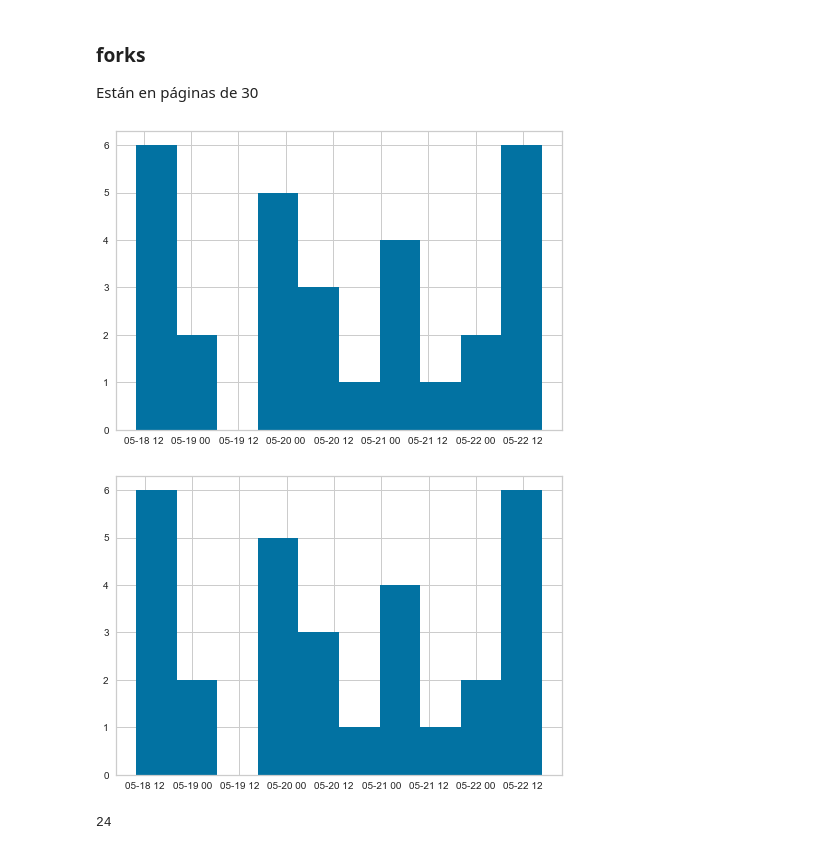
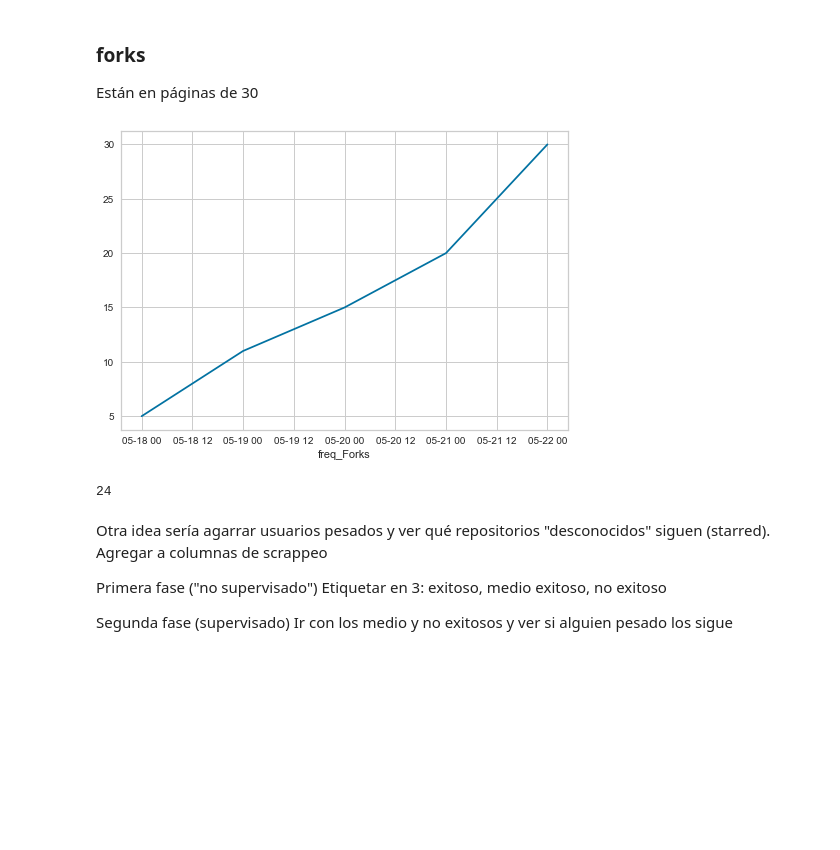
Before and after one commit to FunkySpiderman/Promisearch, a Jupyter notebook: pipeline/01-obtencion_datos/info_historica.ipynb, the cells around one changed output. Cells and saved outputs as stored; diff of their text form; code cells hidden in the pictures; blank space fills up the shorter version.

```diff
--- a/pipeline/01-obtencion_datos/info_historica.ipynb
+++ b/pipeline/01-obtencion_datos/info_historica.ipynb
@@ -373,25 +429,25 @@ Están en páginas de 30
 # %%
 lista_forks=request_github('https://api.github.com/repos/freeCodeCamp/freeCodeCamp/forks')
 
-fechas_creacion=[]
-fechas_update=[]
+fechas_creacion_forks=[]
+
 for li in lista_forks:
-  fechas_creacion.append(li['created_at'])
-  fechas_update.append(li['updated_at'])
-
-
-y=pd.to_datetime(fechas_creacion)
-y1=pd.to_datetime(fechas_update)
-plt.hist(y)
-plt.show()
-plt.hist(y1)
-plt.show()
+  fechas_creacion_forks.append(li['created_at'])
-# %% [output]
-[figure, removed]
-[figure, removed]
+# %%
+df_hist_forks=lista_fecha_a_df(fechas_creacion_forks,'Forks')
+# %% [output]
+[figure, added]
 # %%
 res=request_github('https://api.github.com/repos/pysentimiento/pysentimiento')
 # %%
 res['forks']
 # %% [output]
 24
+# %% [markdown]
+Otra idea sería agarrar usuarios pesados y ver qué repositorios "desconocidos" siguen (starred). Agregar a columnas de scrappeo
+
+Primera fase ("no supervisado")
+Etiquetar en 3: exitoso, medio exitoso, no exitoso
+
+Segunda fase (supervisado)
+Ir con los medio y no exitosos y ver si alguien pesado los sigue
```
Also changed, not shown: parts of 18 cells of this notebook, 1 other file.
